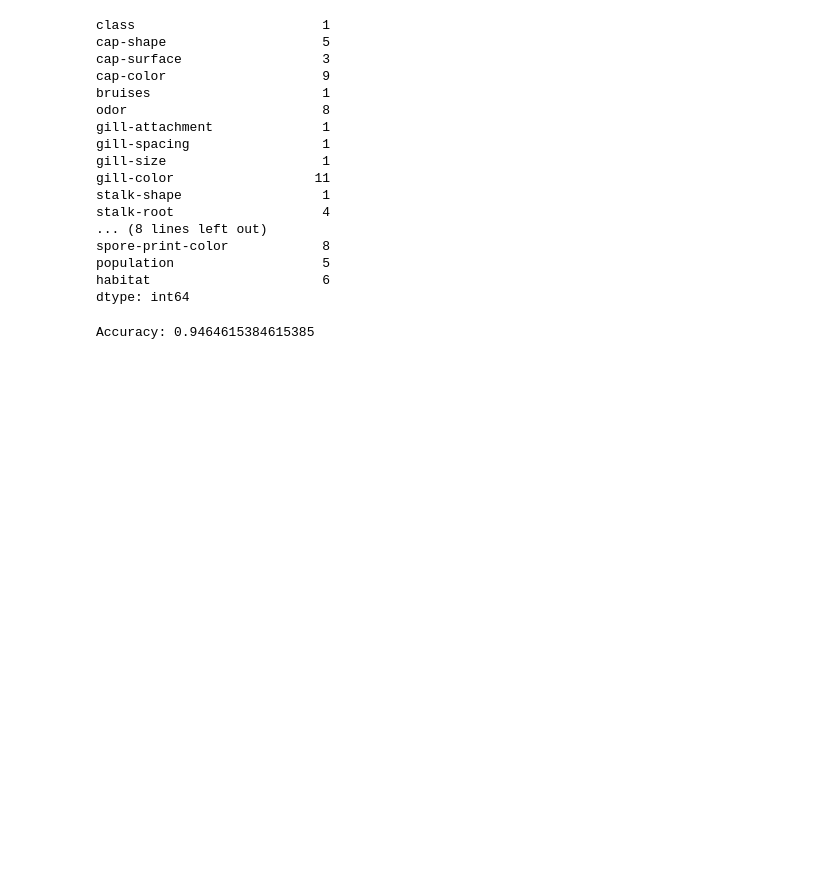
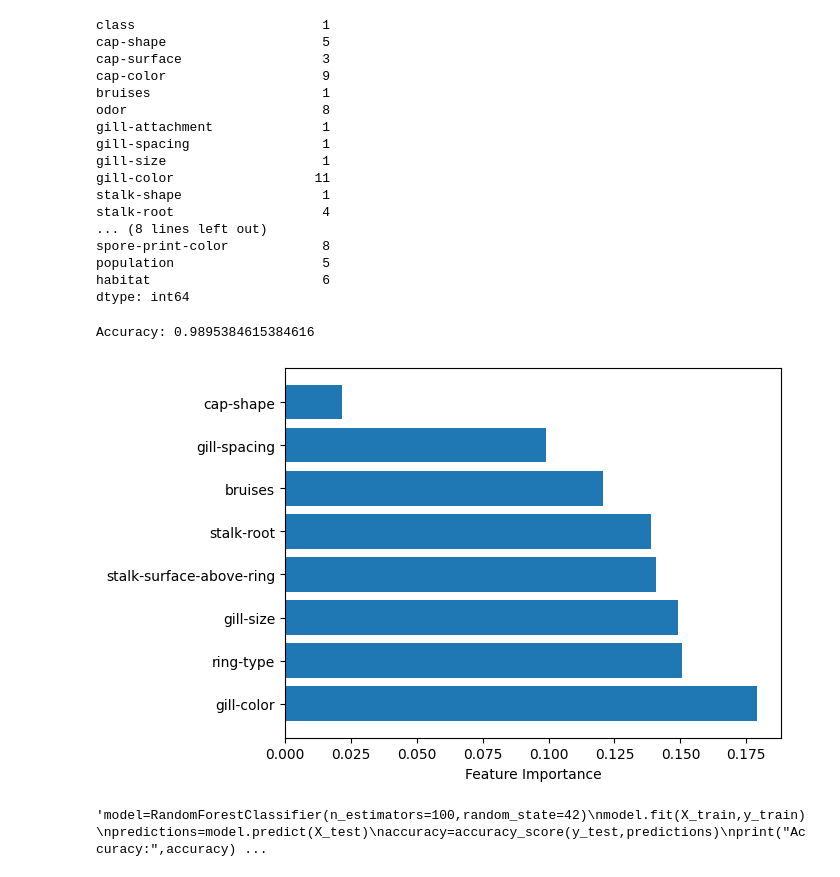
Before and after one commit to mayankraj25/CasualPortfolio, a Jupyter notebook: Mushroom_Classification.ipynb, the cells around one changed output. Drawn from its saved outputs; the diff is of its cells as text; code cells hidden in the pictures; blank space fills up the shorter version.

```diff
--- a/Mushroom_Classification.ipynb
+++ b/Mushroom_Classification.ipynb
@@ -96,7 +96,7 @@ from sklearn.ensemble import RandomForestClassifier
 from sklearn.model_selection import train_test_split
 from sklearn.metrics import accuracy_score
 
-X=df[['cap-shape','bruises','gill-size','gill-color','ring-type']]
+X=df[['cap-shape','bruises','gill-size','gill-color','ring-type','stalk-root','gill-spacing','stalk-surface-above-ring']]
 y=df['class']
 
 X_train,X_test,y_train,y_test=train_test_split(X,y,test_size=0.2,random_state=42)
@@ -107,4 +107,18 @@ predictions=model.predict(X_test)
 accuracy=accuracy_score(y_test,predictions)
 print("Accuracy:",accuracy)
 # %% [output]
-Accuracy: 0.9464615384615385
+Accuracy: 0.9895384615384616
+# %%
+#A method to show the importance of various features using randomforst classifier
+model = RandomForestClassifier()
+model.fit(X, y)
+importances = model.feature_importances_
+feature_names = X.columns
+sorted_indices = importances.argsort()[::-1]
+plt.barh(feature_names[sorted_indices], importances[sorted_indices])
+plt.xlabel("Feature Importance")
+plt.show()
+''''''
+# %% [output]
+[figure, added]
+'model=RandomForestClassifier(n_estimators=100,random_state=42)\nmodel.fit(X_train,y_train)\npredictions=model.predict(X_test)\naccuracy=accuracy_score(y_test,predictions)\nprint("Accuracy:",accuracy) ...
```
